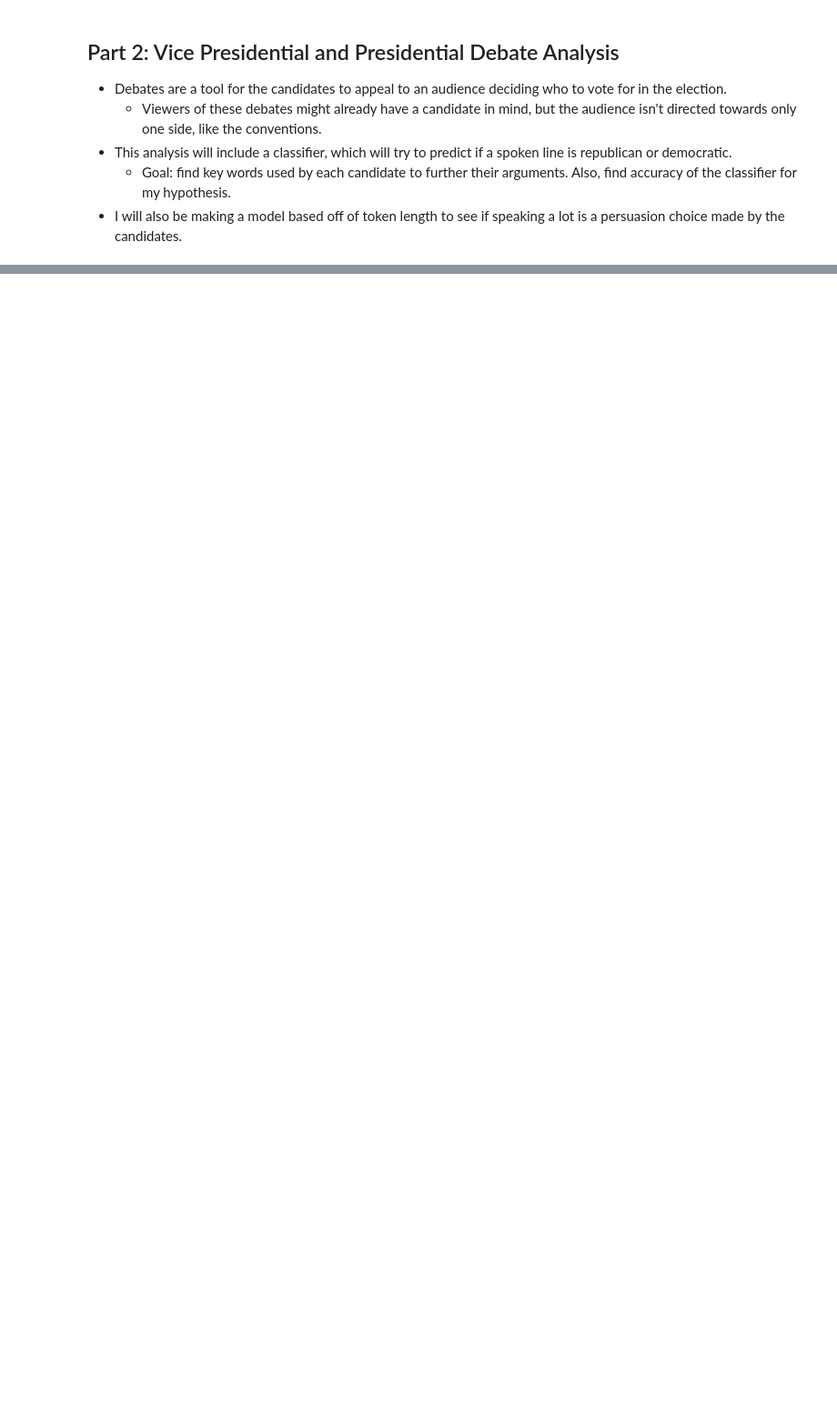
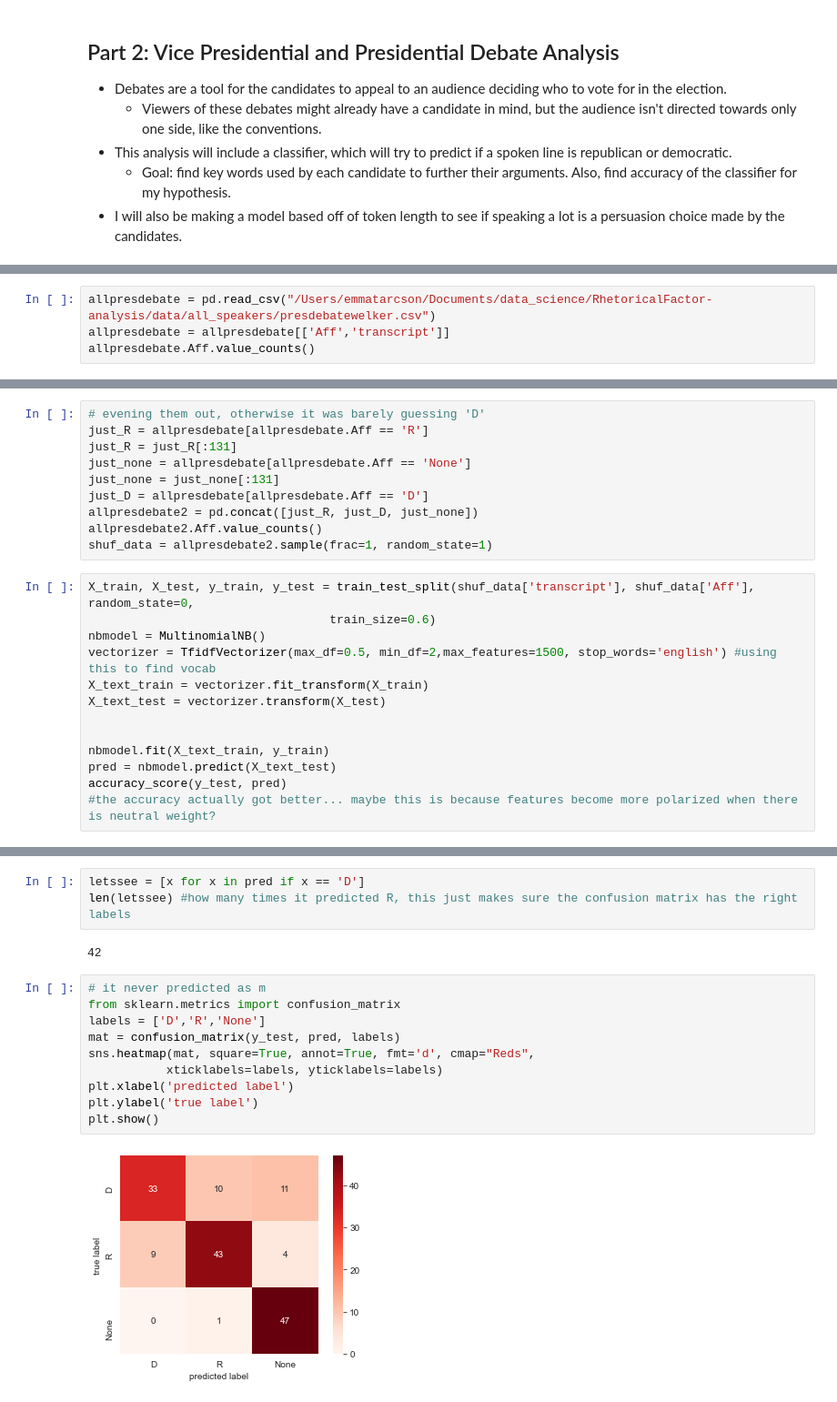
Before and after one commit to Data-Science-for-Linguists-2021/PoliticalRhetoric-analysis, a Jupyter notebook: analysis_notebooks/debate_analysis.ipynb, the cells around one changed output, grey strips where cells are left out. Shown at 91% size. Cells and saved outputs as stored; diff of their text form; blank space fills up the shorter version.

```diff
--- a/analysis_notebooks/debate_analysis.ipynb
+++ b/analysis_notebooks/debate_analysis.ipynb
@@ -27,0 +121,4 @@ presdebate
+# %%
+allpresdebate = pd.read_csv("/Users/emmatarcson/Documents/data_science/RhetoricalFactor-analysis/data/all_speakers/presdebatewelker.csv")
+allpresdebate = allpresdebate[['Aff','transcript']]
+allpresdebate.Aff.value_counts()
@@ -27,0 +130,23 @@ presdebate
+# %%
+# evening them out, otherwise it was barely guessing 'D'
+just_R = allpresdebate[allpresdebate.Aff == 'R']
+just_R = just_R[:131]
+just_none = allpresdebate[allpresdebate.Aff == 'None']
+just_none = just_none[:131]
+just_D = allpresdebate[allpresdebate.Aff == 'D']
+allpresdebate2 = pd.concat([just_R, just_D, just_none])
+allpresdebate2.Aff.value_counts()
+shuf_data = allpresdebate2.sample(frac=1, random_state=1)
+# %%
+X_train, X_test, y_train, y_test = train_test_split(shuf_data['transcript'], shuf_data['Aff'], random_state=0,
+                                  train_size=0.6)
+nbmodel = MultinomialNB()
+vectorizer = TfidfVectorizer(max_df=0.5, min_df=2,max_features=1500, stop_words='english') #using this to find vocab
+X_text_train = vectorizer.fit_transform(X_train)
+X_text_test = vectorizer.transform(X_test)
+
+
+nbmodel.fit(X_text_train, y_train)
+pred = nbmodel.predict(X_text_test)
+accuracy_score(y_test, pred)
+#the accuracy actually got better... maybe this is because features become more polarized when there is neutral weight?
@@ -27,0 +164,17 @@ presdebate
+# %%
+letssee = [x for x in pred if x == 'D']
+len(letssee) #how many times it predicted R, this just makes sure the confusion matrix has the right labels
+# %% [output]
+42
+# %%
+# it never predicted as m
+from sklearn.metrics import confusion_matrix
+labels = ['D','R','None']
+mat = confusion_matrix(y_test, pred, labels)
+sns.heatmap(mat, square=True, annot=True, fmt='d', cmap="Reds",
+           xticklabels=labels, yticklabels=labels)
+plt.xlabel('predicted label')
+plt.ylabel('true label')
+plt.show()
+# %% [output]
+[figure, added]
```
Also changed, not shown: parts of 28 cells of this notebook, 1 other file.
